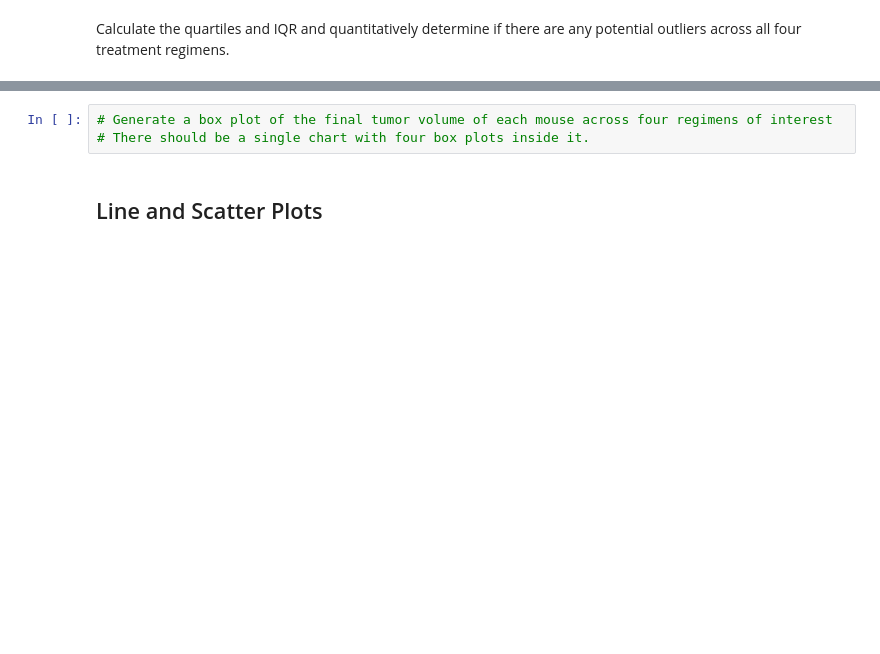
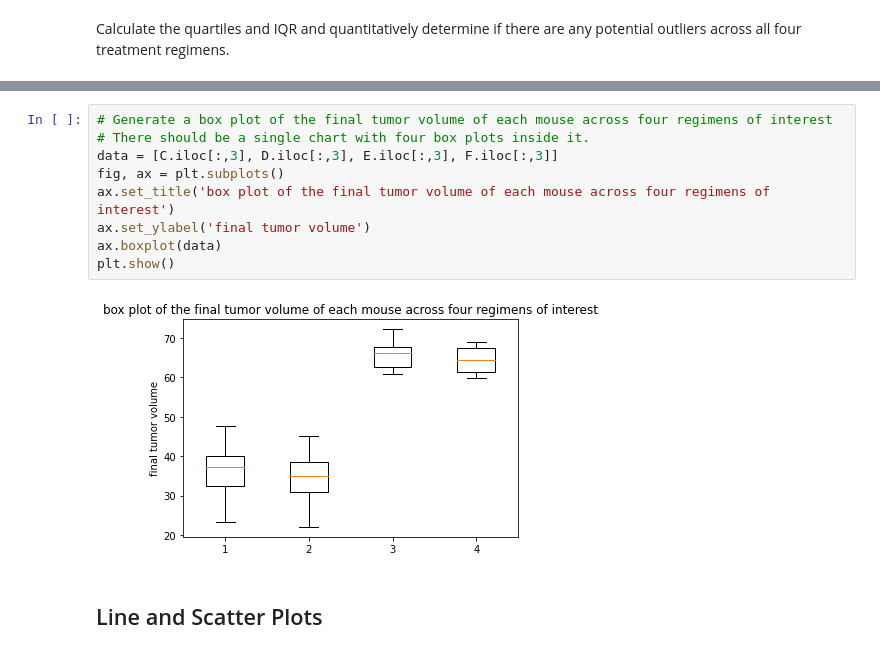
Before and after one commit to Rongjun-Ding/Matplotlib, a Jupyter notebook: Pymaceuticals/pymaceuticals_starter.ipynb, the cells around one changed output, grey strips where cells are left out. Saved outputs shown, nothing was run; the diff lists cells and outputs as text; blank space fills up the shorter version.

```diff
--- a/Pymaceuticals/pymaceuticals_starter.ipynb
+++ b/Pymaceuticals/pymaceuticals_starter.ipynb
@@ -333,6 +327,14 @@ None
 # %%
 # Generate a box plot of the final tumor volume of each mouse across four regimens of interest
 # There should be a single chart with four box plots inside it.
+data = [C.iloc[:,3], D.iloc[:,3], E.iloc[:,3], F.iloc[:,3]]
+fig, ax = plt.subplots()
+ax.set_title('box plot of the final tumor volume of each mouse across four regimens of interest')
+ax.set_ylabel('final tumor volume')
+ax.boxplot(data)
+plt.show()
+# %% [output]
+[figure, added]
 # %% [markdown]
 ## Line and Scatter Plots
 # %%
```
Also changed, not shown: parts of 1 cell of this notebook.
